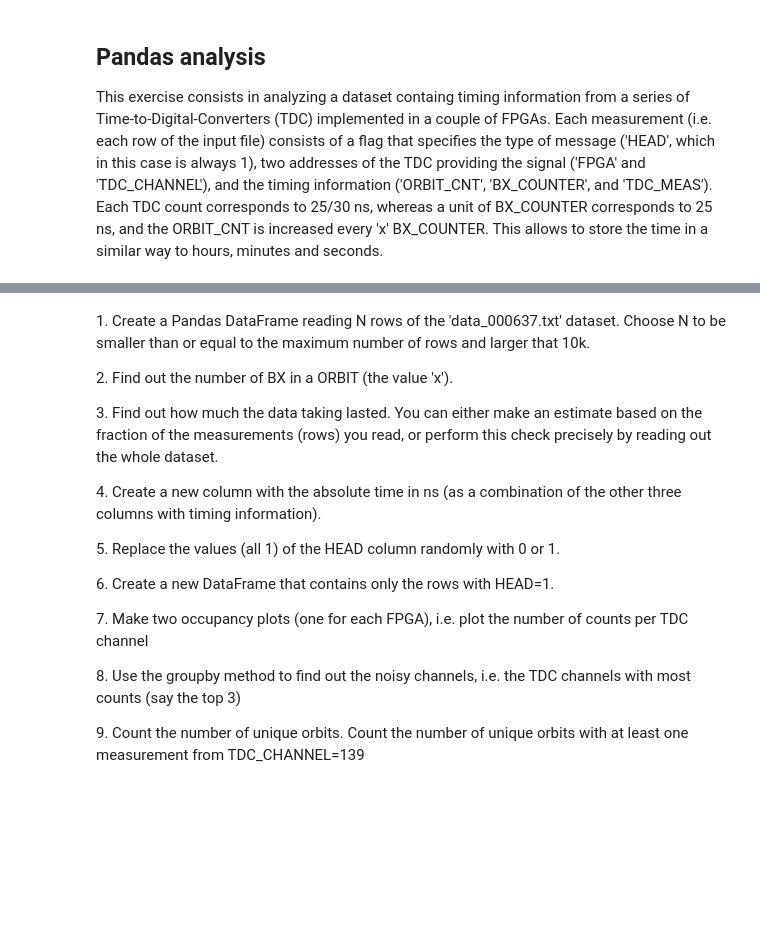
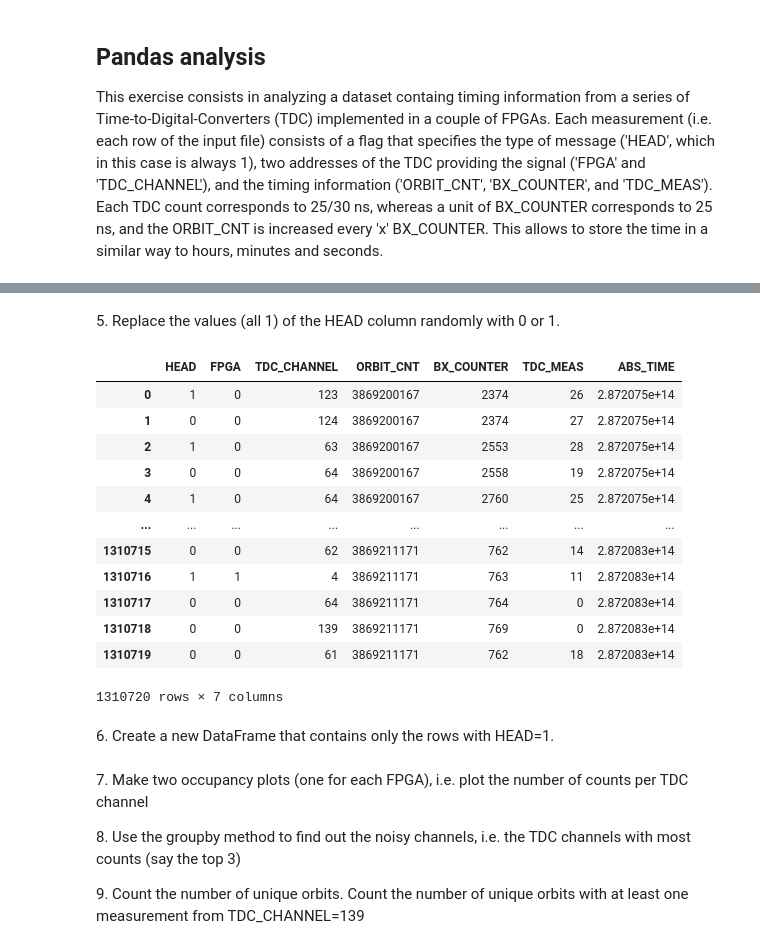
Before and after one commit to PabloHermun/LaboratoryOfComputationalPhysics_Y9, a Jupyter notebook: 06ex_Pandas.ipynb, the cells around one changed output, grey strips where cells are left out. Saved outputs shown, nothing was run; the diff lists cells and outputs as text; code cells hidden in the pictures; blank space fills up the shorter version.

```diff
--- a/06ex_Pandas.ipynb
+++ b/06ex_Pandas.ipynb
@@ -8,16 +142,26 @@ This exercise consists in analyzing a dataset containg timing information from a
+# %% [markdown]
+5\. Replace the values (all 1) of the HEAD column randomly with 0 or 1.
+# %%
+df["HEAD"] = pd.Series(np.random.randint(0,2 , len(df)))
+
+df
+# %% [output]
+|  | HEAD | FPGA | TDC_CHANNEL | ORBIT_CNT | BX_COUNTER | TDC_MEAS | ABS_TIME |
+| 0 | 1 | 0 | 123 | 3869200167 | 2374 | 26 | 2.872075e+14 |
+| 1 | 0 | 0 | 124 | 3869200167 | 2374 | 27 | 2.872075e+14 |
+| 2 | 1 | 0 | 63 | 3869200167 | 2553 | 28 | 2.872075e+14 |
+| 3 | 0 | 0 | 64 | 3869200167 | 2558 | 19 | 2.872075e+14 |
+| 4 | 1 | 0 | 64 | 3869200167 | 2760 | 25 | 2.872075e+14 |
+| ... | ... | ... | ... | ... | ... | ... | ... |
+| 1310715 | 0 | 0 | 62 | 3869211171 | 762 | 14 | 2.872083e+14 |
+| 1310716 | 1 | 1 | 4 | 3869211171 | 763 | 11 | 2.872083e+14 |
+| 1310717 | 0 | 0 | 64 | 3869211171 | 764 | 0 | 2.872083e+14 |
+| 1310718 | 0 | 0 | 139 | 3869211171 | 769 | 0 | 2.872083e+14 |
+| 1310719 | 0 | 0 | 61 | 3869211171 | 762 | 18 | 2.872083e+14 |
+1310720 rows × 7 columns
+# %% [markdown]
+6\. Create a new DataFrame that contains only the rows with HEAD=1.
 # %% [markdown]
-1\. Create a Pandas DataFrame reading N rows of the 'data_000637.txt' dataset. Choose N to be smaller than or equal to the maximum number of rows and larger that 10k.
-
-2\. Find out the number of BX in a ORBIT (the value 'x').
-
-3\. Find out how much the data taking lasted. You can either make an estimate based on the fraction of the measurements (rows) you read, or perform this check precisely by reading out the whole dataset.
-
-4\. Create a new column with the absolute time in ns (as a combination of the other three columns with timing information).
-
-5\. Replace the values (all 1) of the HEAD column randomly with 0 or 1.
-
-6\. Create a new DataFrame that contains only the rows with HEAD=1.
-
 7\. Make two occupancy plots (one for each FPGA), i.e. plot the number of counts per TDC channel
 
 8\. Use the groupby method to find out the noisy channels, i.e. the TDC channels with most counts (say the top 3)
```
Also changed, not shown: parts of 15 cells of this notebook.
